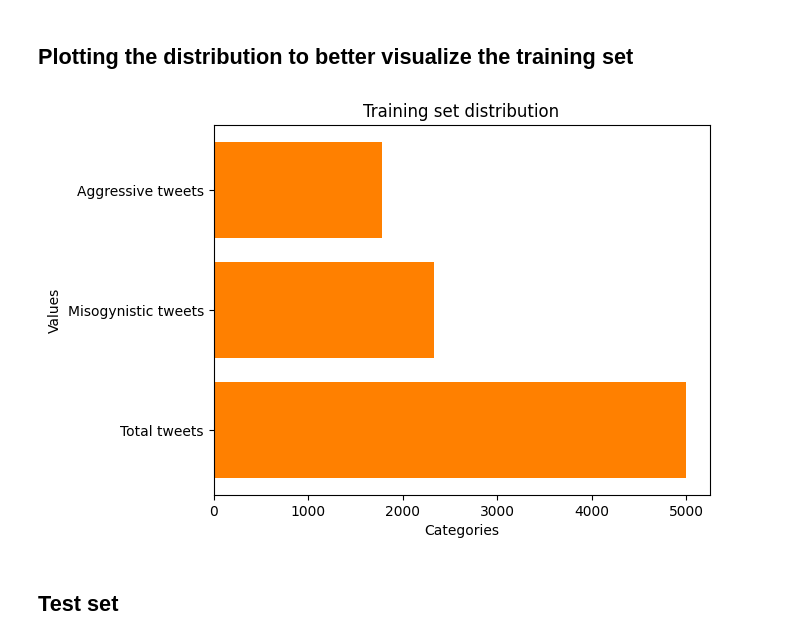
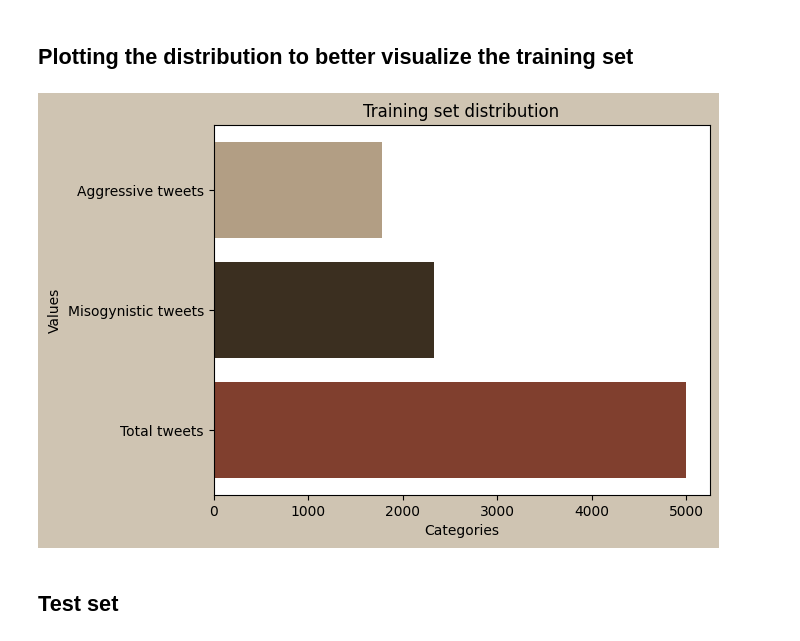
Before and after one commit to SigFerdo/Natural-Language-Processing-2023, a Jupyter notebook: task.ipynb, the cells around one changed output. Saved outputs shown, nothing was run; the diff lists cells and outputs as text; code cells hidden in the pictures.

```diff
--- a/task.ipynb
+++ b/task.ipynb
@@ -73,20 +74,24 @@ Number of misogynistic and aggressive tweets in the set: 1783
 # %%
 categories = ["Total tweets", "Misogynistic tweets", "Aggressive tweets"]
 values = [train_tweets_number, train_m_tweets_number, train_a_tweets_number]
+
+colors = ['#803f2e', '#3b2f20', '#b29e84']
+
+fig = plt.figure(facecolor='#cfc4b2')
 # Creazione del grafico a barre
-plt.barh(categories, values, color='#FF8000')
+plt.barh(categories, values, color=colors)
 
 # Aggiunta di etichette agli assi
 plt.xlabel('Categories')
 plt.ylabel('Values')
 
 # Aggiunta di un titolo al grafico
 plt.title('Training set distribution')
 
 # Mostra il grafico
 plt.show()
 # %% [output]
-[figure, old version]
+[figure, new version]
 # %% [markdown]
 ## Test set
 # %%
```
Also changed, not shown: parts of 10 cells of this notebook.
